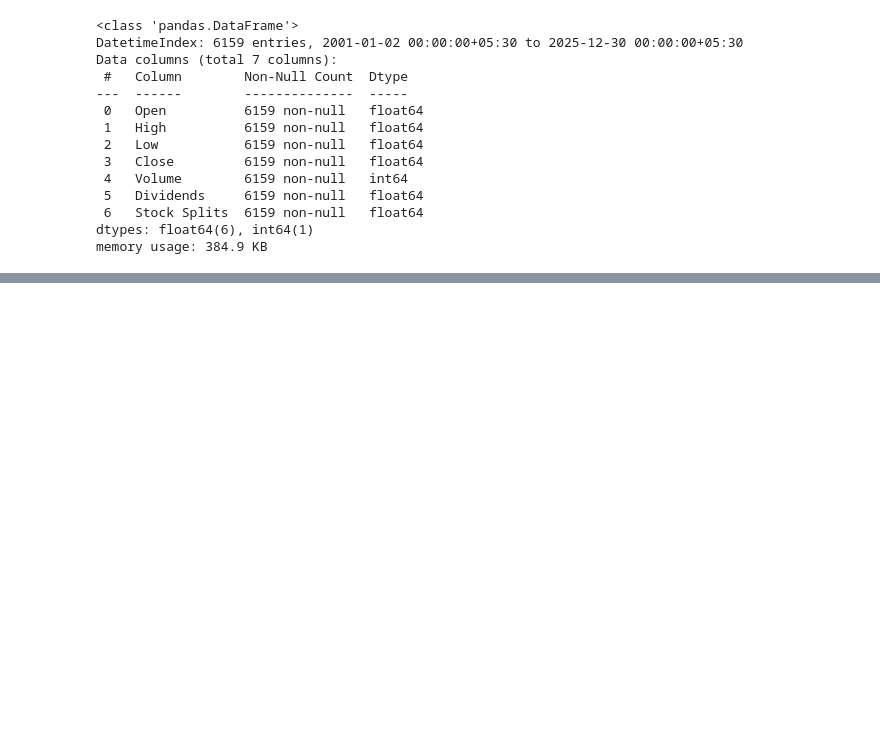
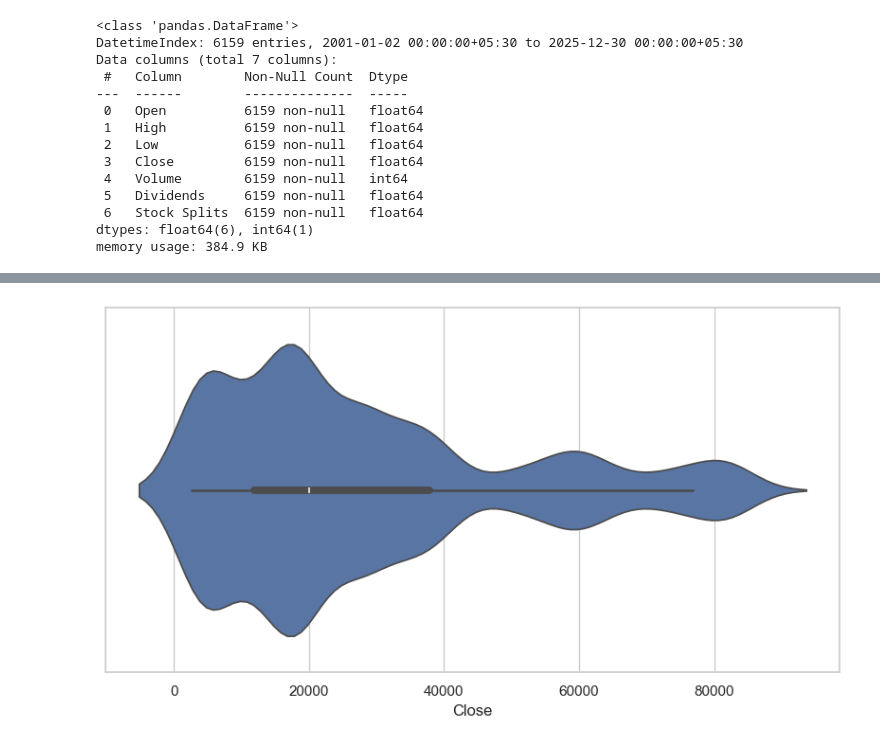
Before and after one commit to hossaintaufiq/StockPricePrediction, a Jupyter notebook: Stock_Price_Prediction.ipynb, the cells around one changed output, grey strips where cells are left out. Saved outputs shown, nothing was run; the diff lists cells and outputs as text; code cells hidden in the pictures; blank space fills up the shorter version.

Commit message:
importing done , visualization part starting

```diff
--- a/Stock_Price_Prediction.ipynb
+++ b/Stock_Price_Prediction.ipynb
@@ -57,0 +90,3 @@ news= pd.read_csv
+# %%
+stock_ds.drop_duplicates()
+stock_ds= stock_ds.loc[:, (stock_ds !=0).any(axis=0)]
@@ -57,0 +108,10 @@ news= pd.read_csv
+# %%
+import matplotlib.pyplot as plt
+import seaborn as sns
+
+%matplotlib inline
+sns.set(style='whitegrid')
+plt.figure(figsize=(10,5))
+ax=sns.violinplot(x='Close', data=stock_ds, orient="h")
+# %% [output]
+[figure, added]
```
Also changed, not shown: parts of 6 cells of this notebook.
